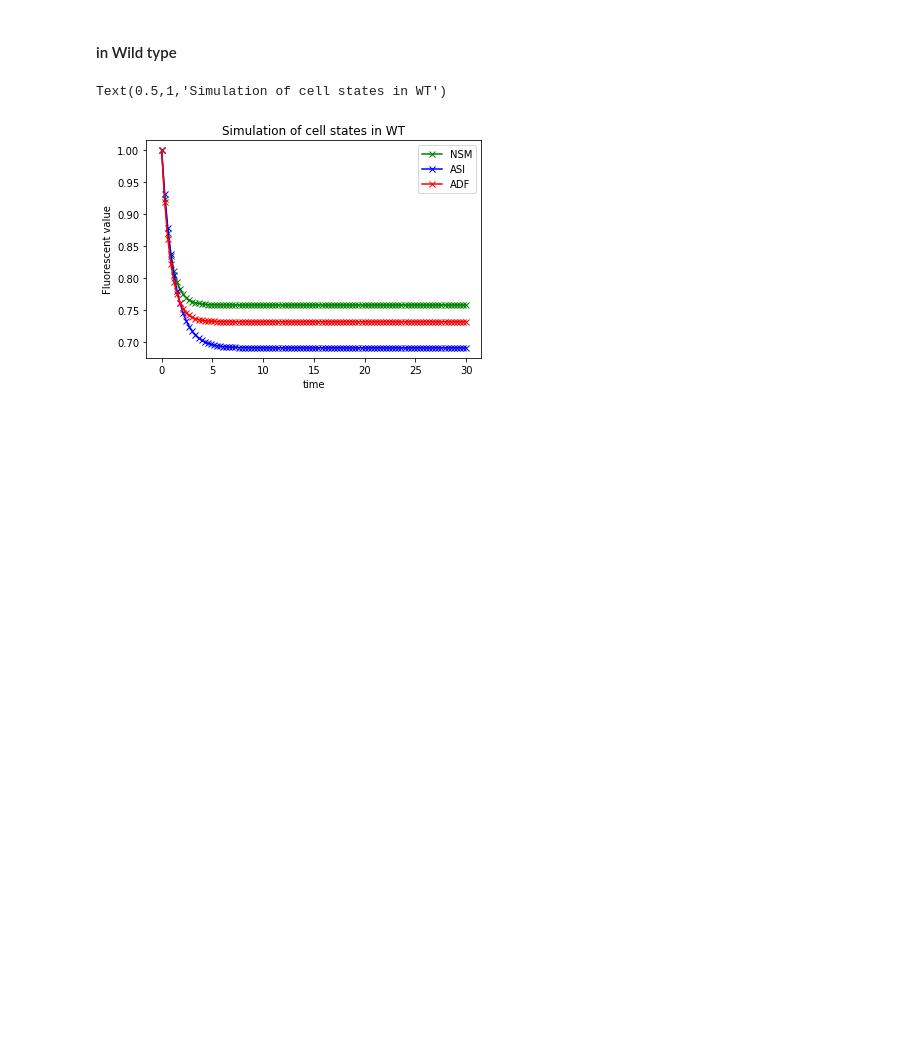
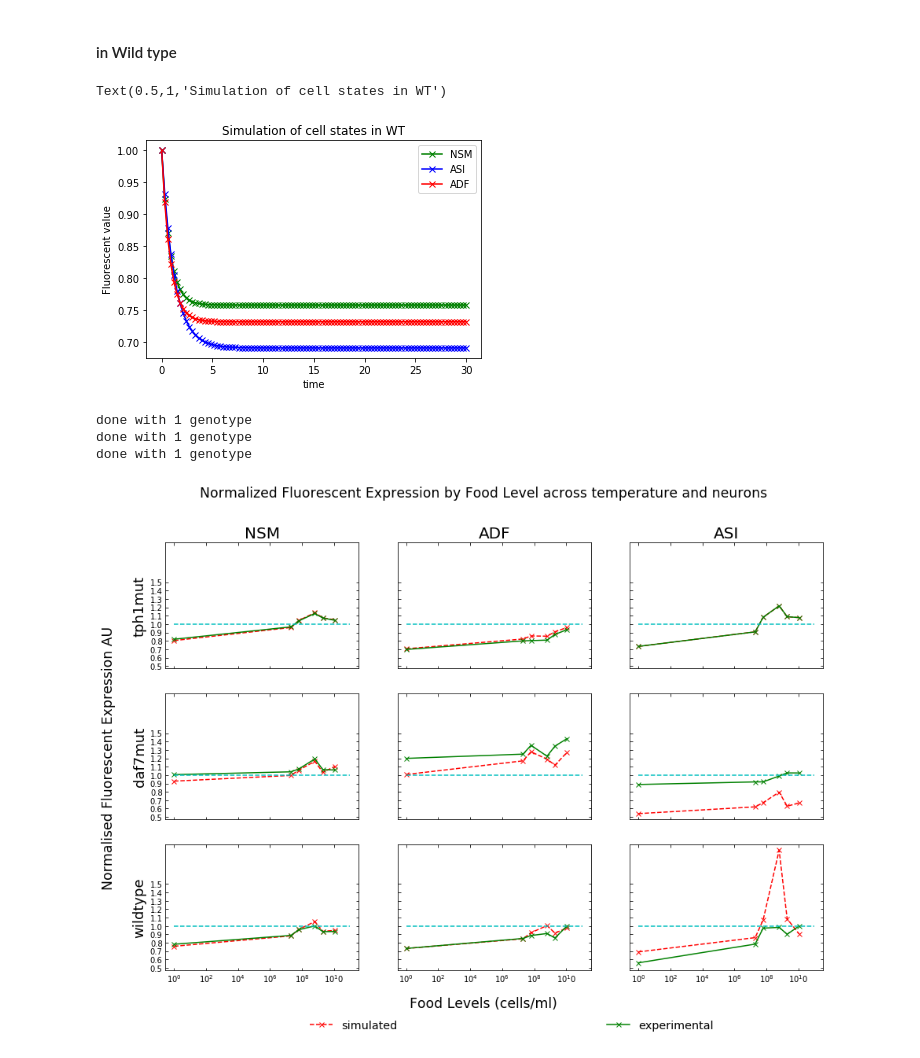
Before and after one commit to lehai-ml/c-elegans-modelling2020, a Jupyter notebook: main_notebook.ipynb, the cells around one changed output. Saved outputs shown, nothing was run; the diff lists cells and outputs as text; code cells hidden in the pictures; blank space fills up the shorter version.

Commit message:
updated graphs

```diff
--- a/main_notebook.ipynb
+++ b/main_notebook.ipynb
@@ -168,3 +168,21 @@ plt.title('Simulation of cell states in WT')
 # %% [output]
 Text(0.5,1,'Simulation of cell states in WT')
 [figure]
+# %%
+Y0=1
+simulated=dict()
+genotypes=['tph1mut','daf7mut','wildtype']
+for genotype in genotypes:
+    simulated[genotype]=dict()
+    for neuron in ['nsm','asi','adf']:
+        if genotype=='tph1mut':
+            simulated[genotype][neuron]=[odeint(Version1.simulation_in_tph1mut,Y0,np.linspace(0,30,100),args=(i,Version1.model[neuron].write_equation()))[-1][0] for i in np.unique(by_20C['Food'])]
+        elif genotype=='daf7mut':
+            simulated[genotype][neuron]=[odeint(Version1.simulation_in_daf_7mut,Y0,np.linspace(0,30,100),args=(i,Version1.model[neuron].write_equation()))[-1][0] for i in np.unique(by_20C['Food'])]
+        elif genotype=='wildtype':
+            simulated[genotype][neuron]=[odeint(Version1.simulation_in_WT,Y0,np.linspace(0,30,100),args=(i,Version1.model[neuron].write_equation()))[-1][0] for i in np.unique(by_20C['Food'])]
+    print('done with 1 genotype')
+# %% [output]
+done with 1 genotype
+done with 1 genotype
+done with 1 genotype
@@ -170,0 +206,6 @@ Text(0.5,1,'Simulation of cell states in WT')
+# %%
+test=simulated_table(simulated,20)
+# %%
+experimental=elegans.normalize_by_highest_wildtype_mean(by_20C).copy()
+# %%
+experimental['type']=['experimental']*len(experimental['Food'])
@@ -170,0 +214,31 @@ Text(0.5,1,'Simulation of cell states in WT')
+# %%
+f,axes=plt.subplots(3,3,sharey=True,sharex=True,figsize=(15,10))
+neuron=['NSM','ADF','ASI']
+genotypes=['tph1mut','daf7mut','wildtype']
+for row in range(3):
+    for column in range(3):
+        ax=axes[row,column]
+        genotype=genotypes[row]
+        ax.plot(test[test['genotype']==genotype]['Food'],test[test['genotype']==genotype][neuron[column]],'rx--',label='simulated')
+        ax.plot(experimental[experimental['genotype']==genotype]['Food'],experimental[experimental['genotype']==genotype][neuron[column]],'gx-',label='experimental')
+        ax.plot(np.linspace(1e0,10e10,6),np.repeat(1,6),'c--')
+        ax.set_xscale('log')
+        ax.set_xticks([1e0,1e2,1e4,1e6,1e8,1e10])
+        ax.set_xticklabels(['$10^0$','$10^2$','$10^4$','$10^6$','$10^8$','$10^10$'])
+        ax.set_yticks(np.linspace(0.5,1.5,11))
+        ax.tick_params(top=True,right=True,direction='in')
+        if row==0:
+            ax.set_title(neuron[column],fontdict={'fontsize':20})
+        if column==0:
+            ax.set_ylabel(genotype,fontsize=18)
+        if ax==axes[2,2]:
+            handles, labels = ax.get_legend_handles_labels()
+
+f.legend(handles, labels, loc='lower center',mode='expand',ncol=4,bbox_to_anchor=(0.24,0,0.5,0),
+            labelspacing=1.2,columnspacing=5,fontsize='x-large',frameon=False)
+f.text(0.5, 0.06, 'Food Levels (cells/ml)', ha='center',size='xx-large')
+f.text(0.05, 0.5, 'Normalised Fluorescent Expression AU', va='center', rotation='vertical',size='xx-large')
+f.suptitle('Normalized Fluorescent Expression by Food Level across temperature and neurons',size='xx-large')
+plt.show()
+# %% [output]
+[figure, added]
```
Also changed, not shown: parts of 2 cells of this notebook.
